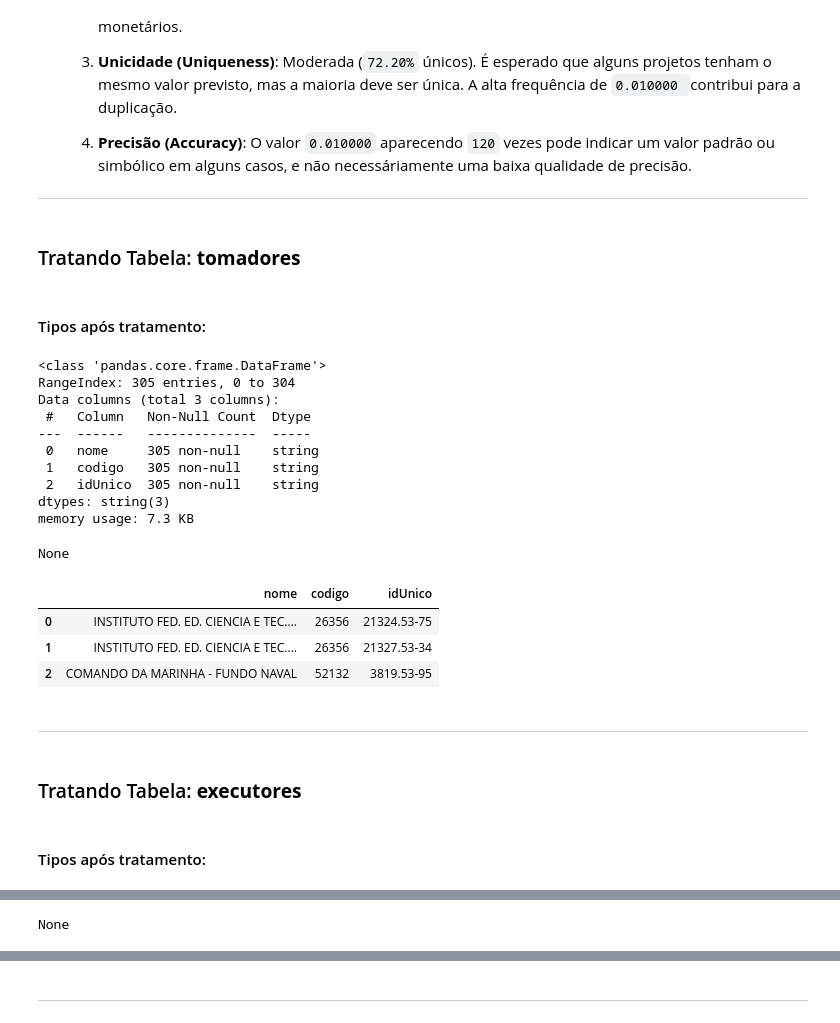
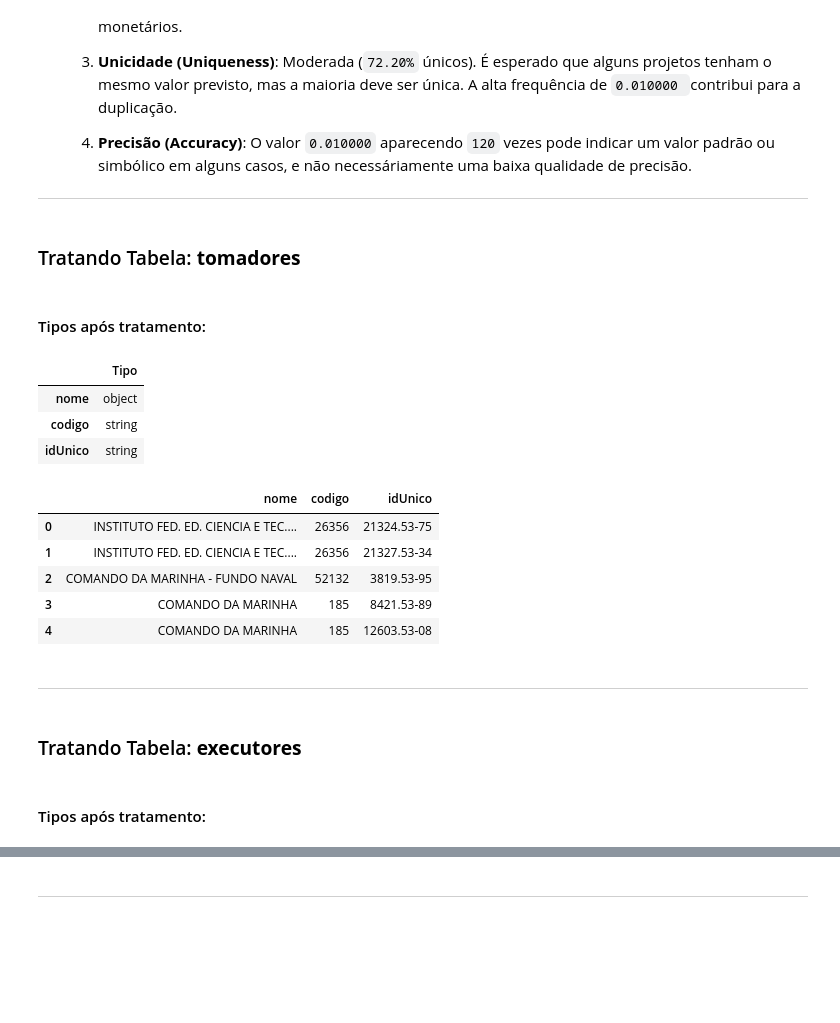
Before and after one commit to SAnjos3/analise-obras-df, a Jupyter notebook: notebooks/1.0-extracao_e_analise.ipynb, the cells around one changed output, grey strips where cells are left out. Drawn from its saved outputs; the diff is of its cells as text; code cells hidden in the pictures; blank space fills up the shorter version.

```diff
--- a/notebooks/1.0-extracao_e_analise.ipynb
+++ b/notebooks/1.0-extracao_e_analise.ipynb
@@ -1517,34 +1533,34 @@ Detalha a origem e o valor do investimento. A normalização gerou as colunas or
 
 ---
 # %%
+def remover_acentos(texto):
+    if not isinstance(texto, str):
+        return texto
+    texto_normalizado = unicodedata.normalize('NFD', texto)
+    return "".join(c for c in texto_normalizado if unicodedata.category(c) != 'Mn')
+
+#Tratamento das Tabelas de Entidades
 entidades = ['tomadores', 'executores', 'repassadores']
-for entidade_tipo in entidades:
-    df_ent = df_normalizadas[entidade_tipo]
-    display(Markdown(f"### Tratando Tabela: **{entidade_tipo}**"))
+for tabela in entidades:
+    df_entidade = df_normalizadas[tabela]
+    display(Markdown(f"### Tratando Tabela: **{tabela}**"))
 
     # Coluna 'nome'
-    # 1. Converte para string (caso ainda não seja)
-    # 2. Remove espaços extras no início/fim (tratamento da taxa_leading)
-    # 3. Padroniza para MAIÚSCULAS
-    # 4. Corrige inconsistência de acentuação (exemplo para MINISTÉRIO)
-    df_ent['nome'] = df_ent['nome'].astype('string').str.strip().str.upper()
-    df_ent['nome'] = df_ent['nome'].str.replace('MINISTERIO', 'MINISTÉRIO', regex=False)
-    # Adicionar outras substituições se mais inconsistências forem encontradas
+    df_entidade['nome'] = df_entidade['nome'].astype('string').str.strip().str.upper()
+    #Remove as inconsistencias relacionadas a acentuação (ex Ministerio x Ministério)
+    df_entidade['nome'] = df_entidade['nome'].apply(remover_acentos)
 
     # Coluna 'codigo'
-    # 1. Remove espaços extras
-    # 2. Converte para string (recomendado pela análise para IDs longos/com zeros)
-    df_ent['codigo'] = df_ent['codigo'].astype(str).str.strip().astype('string')
+    df_entidade['codigo'] = df_entidade['codigo'].astype(str).str.strip().astype('string')
 
-    # Atualiza o DataFrame no dicionário
-    df_normalizadas[entidade_tipo] = df_ent
+    df_normalizadas[tabela] = df_entidade
     display(Markdown(f"#### Tipos após tratamento:"))
-    display(df_ent.info())
-    display(df_ent.head(3).style.set_table_styles(estilos_alinhamento))
+    display(df_entidade.dtypes.to_frame(name='Tipo').style.set_table_styles(estilos_alinhamento))
+    display(df_entidade.head(5).style.set_table_styles(estilos_alinhamento))
     display(Markdown("---"))
 
 
-# --- Tratamento das Tabelas de Classificação ---
+#Tratamento das Tabelas de Classificação
 classificacao = ['eixos', 'tipos', 'subTipos']
 for class_tipo in classificacao:
     df_class = df_normalizadas[class_tipo]
@@ -1554,65 +1570,54 @@ for class_tipo in classificacao:
     df_class['id'] = pd.to_numeric(df_class['id'], errors='coerce').astype('Int64')
 
     # Coluna 'descricao'
-    # Remove espaços extras (embora a análise tenha mostrado 0%, é boa prática)
     df_class['descricao'] = df_class['descricao'].astype('string').str.strip()
-    # Converte para category ou string conforme a análise
+    # Converte para category ou string conforme a sugere_conversao
     if class_tipo in ['eixos', 'tipos']:
         df_class['descricao'] = df_class['descricao'].astype('category')
     else: # subTipos
         df_class['descricao'] = df_class['descricao'].astype('string')
 
-    # Colunas de relacionamento hierárquico (se existirem)
+    # Colunas de relacionamento hierárquico
     if 'idEixo' in df_class.columns:
         df_class['idEixo'] = pd.to_numeric(df_class['idEixo'], errors='coerce').astype('Int64')
     if 'idTipo' in df_class.columns:
         df_class['idTipo'] = pd.to_numeric(df_class['idTipo'], errors='coerce').astype('Int64')
 
-    # Atualiza o DataFrame no dicionário
     df_normalizadas[class_tipo] = df_class
     display(Markdown(f"#### Tipos após tratamento:"))
-    display(df_class.info())
-    display(df_class.head(3).style.set_table_styles(estilos_alinhamento))
+    display(df_entidade.dtypes.to_frame(name='Tipo').style.set_table_styles(estilos_alinhamento))
+    display(df_entidade.head(5).style.set_table_styles(estilos_alinhamento))
     display(Markdown("---"))
 
 
 # --- Tratamento da Tabela de Finanças ---
 display(Markdown(f"### Tratando Tabela: **fontesDeRecurso**"))
 df_fin = df_normalizadas['fontesDeRecurso']
 
 # Coluna 'origem'
-# Remove espaços e converte para category
 df_fin['origem'] = df_fin['origem'].astype('string').str.strip().astype('category')
 
 # Coluna 'valorInvestimentoPrevisto'
-# Converte para float64 (já deve estar, mas garante)
-# errors='coerce' transformará qualquer valor não numérico (se houver) em NaN
 df_fin['valorInvestimentoPrevisto'] = pd.to_numeric(df_fin['valorInvestimentoPrevisto'], errors='coerce').astype('float64')
 
-# Atualiza o DataFrame no dicionário
 df_normalizadas['fontesDeRecurso'] = df_fin
 display(Markdown(f"#### Tipos após tratamento:"))
-display(df_fin.info())
-display(df_fin.head(3).style.set_table_styles(estilos_alinhamento))
+display(df_entidade.dtypes.to_frame(name='Tipo').style.set_table_styles(estilos_alinhamento))
+display(df_entidade.head(5).style.set_table_styles(estilos_alinhamento))
 display(Markdown("---"))
 # %% [output]
 ### Tratando Tabela: **tomadores**
 #### Tipos após tratamento:
-<class 'pandas.core.frame.DataFrame'>
-RangeIndex: 305 entries, 0 to 304
-Data columns (total 3 columns):
- #   Column   Non-Null Count  Dtype
----  ------   --------------  -----
- 0   nome     305 non-null    string
- 1   codigo   305 non-null    string
- 2   idUnico  305 non-null    string
-dtypes: string(3)
-memory usage: 7.3 KB
-None
-|  | nome | codigo | idUnico |
-| 0 | INSTITUTO FED. ED. CIENCIA E TEC.... | 26356 | 21324.53-75 |
-| 1 | INSTITUTO FED. ED. CIENCIA E TEC.... | 26356 | 21327.53-34 |
-| 2 | COMANDO DA MARINHA - FUNDO NAVAL | 52132 | 3819.53-95 |
+|  | Tipo |
+| nome | object |
+| codigo | string |
+| idUnico | string |
+|  | nome | codigo | idUnico |
+| 0 | INSTITUTO FED. ED. CIENCIA E TEC.... | 26356 | 21324.53-75 |
+| 1 | INSTITUTO FED. ED. CIENCIA E TEC.... | 26356 | 21327.53-34 |
+| 2 | COMANDO DA MARINHA - FUNDO NAVAL | 52132 | 3819.53-95 |
+| 3 | COMANDO DA MARINHA | 185 | 8421.53-89 |
+| 4 | COMANDO DA MARINHA | 185 | 12603.53-08 |
 ---
 ### Tratando Tabela: **executores**
 #### Tipos após tratamento:
@@ -1629 +1623,0 @@ memory usage: 17.7 KB
-None
```
Also changed, not shown: parts of 60 cells of this notebook, 10 other files.
